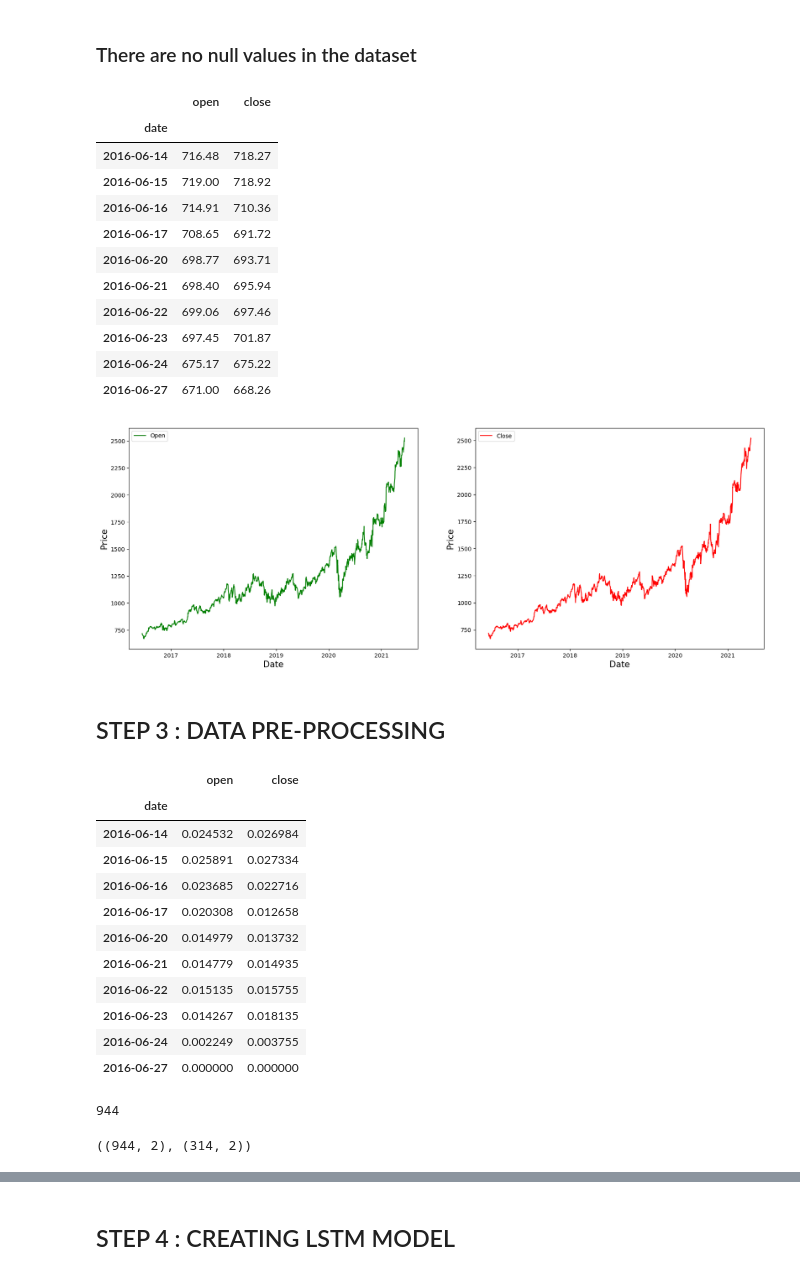
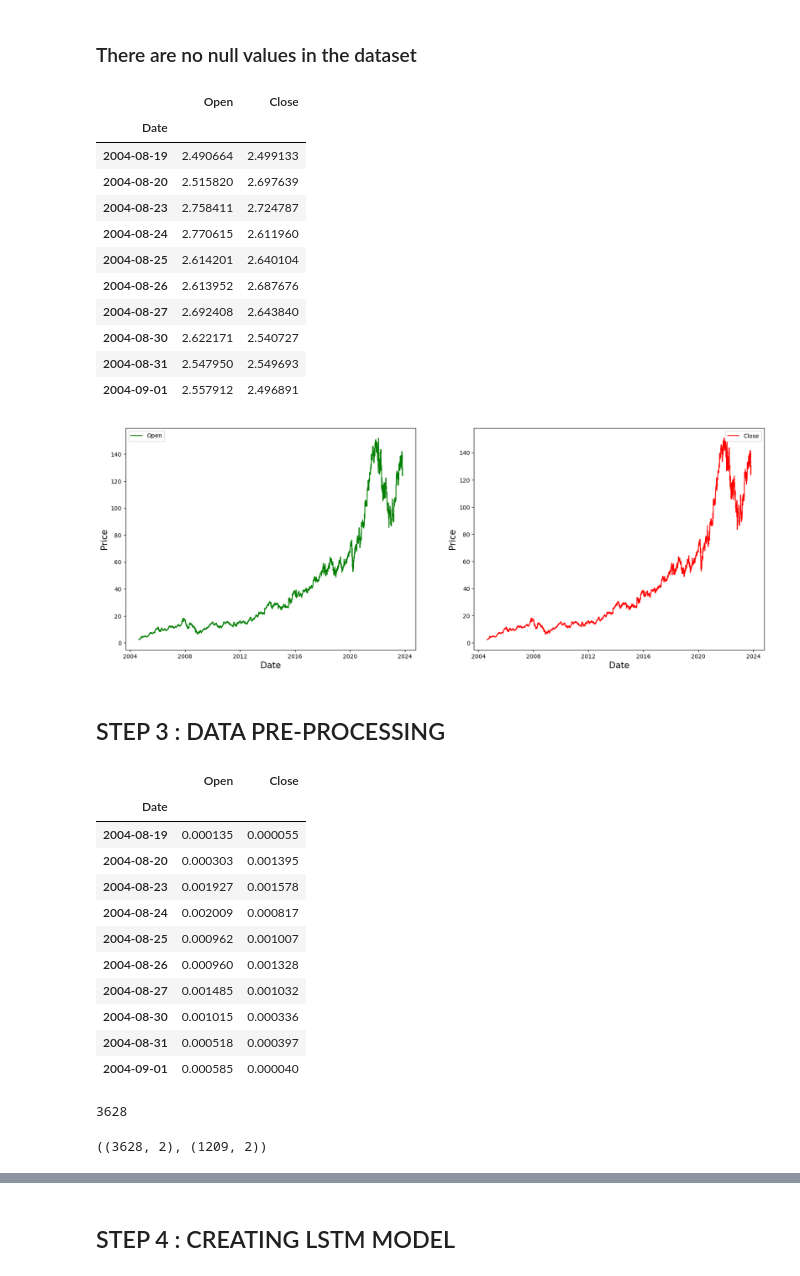
Before and after one commit to Sanjaykmrjnv/Bharat-Intern-Internship, a Jupyter notebook: Stock_Price_Prediction.ipynb, the cells around one changed output, grey strips where cells are left out. Drawn from its saved outputs; the diff is of its cells as text; code cells hidden in the pictures.

```diff
--- a/Stock_Price_Prediction.ipynb
+++ b/Stock_Price_Prediction.ipynb
@@ -131,39 +109,39 @@ dtype: int64
 # %% [markdown]
 ### There are no null values in the dataset
 # %%
-df = df[['date','open','close']] # Extracting required columns
-df['date'] = pd.to_datetime(df['date'].apply(lambda x: x.split()[0])) # converting object dtype of date column to datetime dtype
-df.set_index('date',drop=True,inplace=True) # Setting date column as index
+df = df[['Date','Open','Close']] # Extracting required columns
+df['Date'] = pd.to_datetime(df['Date'].apply(lambda x: x.split()[0])) # converting object dtype of date column to datetime dtype
+df.set_index('Date',drop=True,inplace=True) # Setting date column as index
 df.head(10)
 # %% [output]
-|  | open | close |
-| date |  |  |
-| 2016-06-14 | 716.48 | 718.27 |
-| 2016-06-15 | 719.00 | 718.92 |
-| 2016-06-16 | 714.91 | 710.36 |
-| 2016-06-17 | 708.65 | 691.72 |
-| 2016-06-20 | 698.77 | 693.71 |
-| 2016-06-21 | 698.40 | 695.94 |
-| 2016-06-22 | 699.06 | 697.46 |
-| 2016-06-23 | 697.45 | 701.87 |
-| 2016-06-24 | 675.17 | 675.22 |
-| 2016-06-27 | 671.00 | 668.26 |
+|  | Open | Close |
+| Date |  |  |
+| 2004-08-19 | 2.490664 | 2.499133 |
+| 2004-08-20 | 2.515820 | 2.697639 |
+| 2004-08-23 | 2.758411 | 2.724787 |
+| 2004-08-24 | 2.770615 | 2.611960 |
+| 2004-08-25 | 2.614201 | 2.640104 |
+| 2004-08-26 | 2.613952 | 2.687676 |
+| 2004-08-27 | 2.692408 | 2.643840 |
+| 2004-08-30 | 2.622171 | 2.540727 |
+| 2004-08-31 | 2.547950 | 2.549693 |
+| 2004-09-01 | 2.557912 | 2.496891 |
 # %%
 # plotting open and closing price on date index
 fig, ax =plt.subplots(1,2,figsize=(20,7))
-ax[0].plot(df['open'],label='Open',color='green')
+ax[0].plot(df['Open'],label='Open',color='green')
 ax[0].set_xlabel('Date',size=15)
 ax[0].set_ylabel('Price',size=15)
 ax[0].legend()
 
-ax[1].plot(df['close'],label='Close',color='red')
+ax[1].plot(df['Close'],label='Close',color='red')
 ax[1].set_xlabel('Date',size=15)
 ax[1].set_ylabel('Price',size=15)
 ax[1].legend()
 
 fig.show()
 # %% [output]
-[figure, old version]
+[figure, new version]
 # %% [markdown]
 ## STEP 3 : DATA PRE-PROCESSING
 # %%
@@ -172,31 +150,31 @@ MMS = MinMaxScaler()
 df[df.columns] = MMS.fit_transform(df)
 df.head(10)
 # %% [output]
-|  | open | close |
-| date |  |  |
-| 2016-06-14 | 0.024532 | 0.026984 |
-| 2016-06-15 | 0.025891 | 0.027334 |
-| 2016-06-16 | 0.023685 | 0.022716 |
-| 2016-06-17 | 0.020308 | 0.012658 |
-| 2016-06-20 | 0.014979 | 0.013732 |
-| 2016-06-21 | 0.014779 | 0.014935 |
-| 2016-06-22 | 0.015135 | 0.015755 |
-| 2016-06-23 | 0.014267 | 0.018135 |
-| 2016-06-24 | 0.002249 | 0.003755 |
-| 2016-06-27 | 0.000000 | 0.000000 |
+|  | Open | Close |
+| Date |  |  |
+| 2004-08-19 | 0.000135 | 0.000055 |
+| 2004-08-20 | 0.000303 | 0.001395 |
+| 2004-08-23 | 0.001927 | 0.001578 |
+| 2004-08-24 | 0.002009 | 0.000817 |
+| 2004-08-25 | 0.000962 | 0.001007 |
+| 2004-08-26 | 0.000960 | 0.001328 |
+| 2004-08-27 | 0.001485 | 0.001032 |
+| 2004-08-30 | 0.001015 | 0.000336 |
+| 2004-08-31 | 0.000518 | 0.000397 |
+| 2004-09-01 | 0.000585 | 0.000040 |
 # %%
 # splitting the data into training and test set
 training_size = round(len(df) * 0.75) # Selecting 75 % for training and 25 % for testing
 training_size
 # %% [output]
-944
+3628
 # %%
 train_data = df[:training_size]
 test_data  = df[training_size:]
 
 train_data.shape, test_data.shape
 # %% [output]
-((944, 2), (314, 2))
+((3628, 2), (1209, 2))
 # %%
 # Function to create sequence of data for training and testing
 
```
Also changed, not shown: parts of 24 cells of this notebook.
